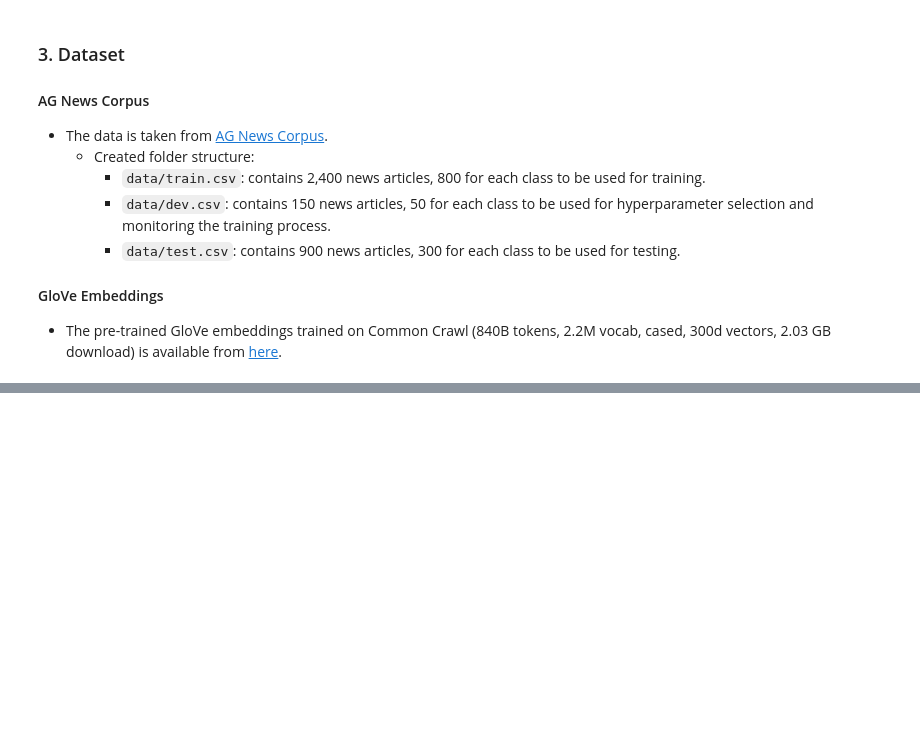
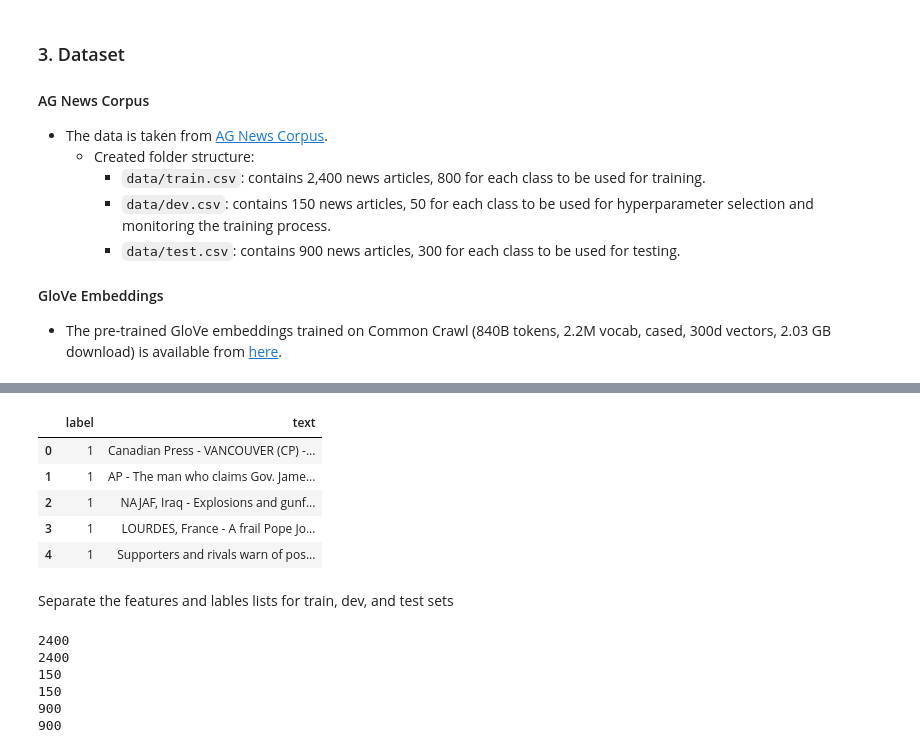
Before and after one commit to mahenrathod/datascience-notebooks, a Jupyter notebook: 02_nlp/FeedforwardNetwork-from-scratch.ipynb, the cells around one changed output, grey strips where cells are left out. Saved outputs shown, nothing was run; the diff lists cells and outputs as text; code cells hidden in the pictures; blank space fills up the shorter version.

```diff
--- a/02_nlp/FeedforwardNetwork-from-scratch.ipynb
+++ b/02_nlp/FeedforwardNetwork-from-scratch.ipynb
@@ -60,0 +108,11 @@ In progress...
+# %%
+news_test.head(5)
+# %% [output]
+|  | label | text |
+| 0 | 1 | Canadian Press - VANCOUVER (CP) -... |
+| 1 | 1 | AP - The man who claims Gov. Jame... |
+| 2 | 1 | NAJAF, Iraq - Explosions and gunf... |
+| 3 | 1 | LOURDES, France - A frail Pope Jo... |
+| 4 | 1 | Supporters and rivals warn of pos... |
+# %% [markdown]
+Separate the features and lables lists for train, dev, and test sets
@@ -60,0 +127,15 @@ In progress...
+# %%
+# Check the size of the new datasets
+print(len(news_Xtrain))
+print(len(news_ytrain))
+print(len(news_Xdev))
+print(len(news_ydev))
+print(len(news_Xtest))
+print(len(news_ytest))
+# %% [output]
+2400
+2400
+150
+150
+900
+900
```
Also changed, not shown: parts of 42 cells of this notebook.
